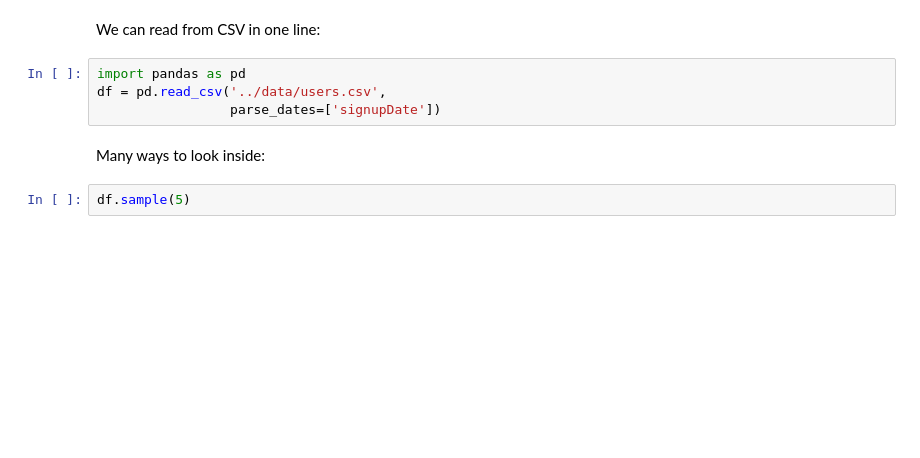
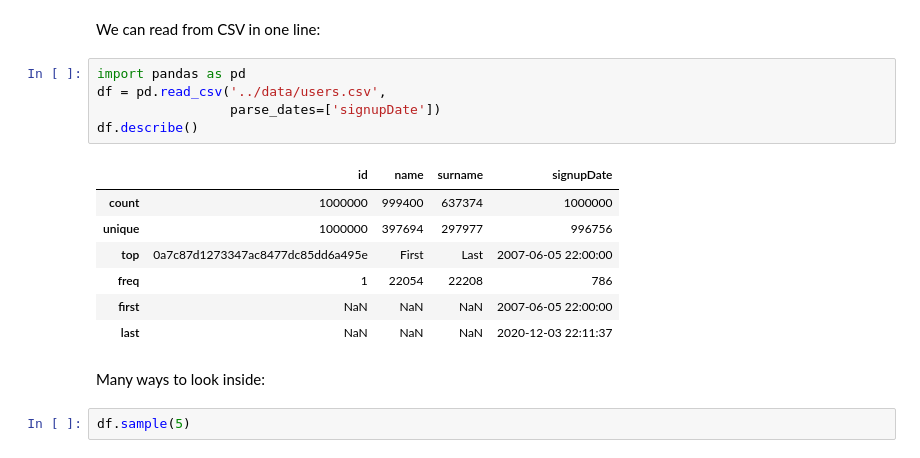
Before and after one commit to Toshakins/demobears, a Jupyter notebook: notebooks/demo.ipynb, the cells around one changed output. Drawn from its saved outputs; the diff is of its cells as text; blank space fills up the shorter version.

```diff
--- a/notebooks/demo.ipynb
+++ b/notebooks/demo.ipynb
@@ -27,7 +22,16 @@ We can read from CSV in one line:
 # %%
 import pandas as pd
 df = pd.read_csv('../data/users.csv',
 				 parse_dates=['signupDate'])
+df.describe()
+# %% [output]
+|  | id | name | surname | signupDate |
+| count | 1000000 | 999400 | 637374 | 1000000 |
+| unique | 1000000 | 397694 | 297977 | 996756 |
+| top | 0a7c87d1273347ac8477dc85dd6a495e | First | Last | 2007-06-05 22:00:00 |
+| freq | 1 | 22054 | 22208 | 786 |
+| first | NaN | NaN | NaN | 2007-06-05 22:00:00 |
+| last | NaN | NaN | NaN | 2020-12-03 22:11:37 |
 # %% [markdown]
 Many ways to look inside:
 # %%
```
Also changed, not shown: parts of 14 cells of this notebook, 1 other file.
